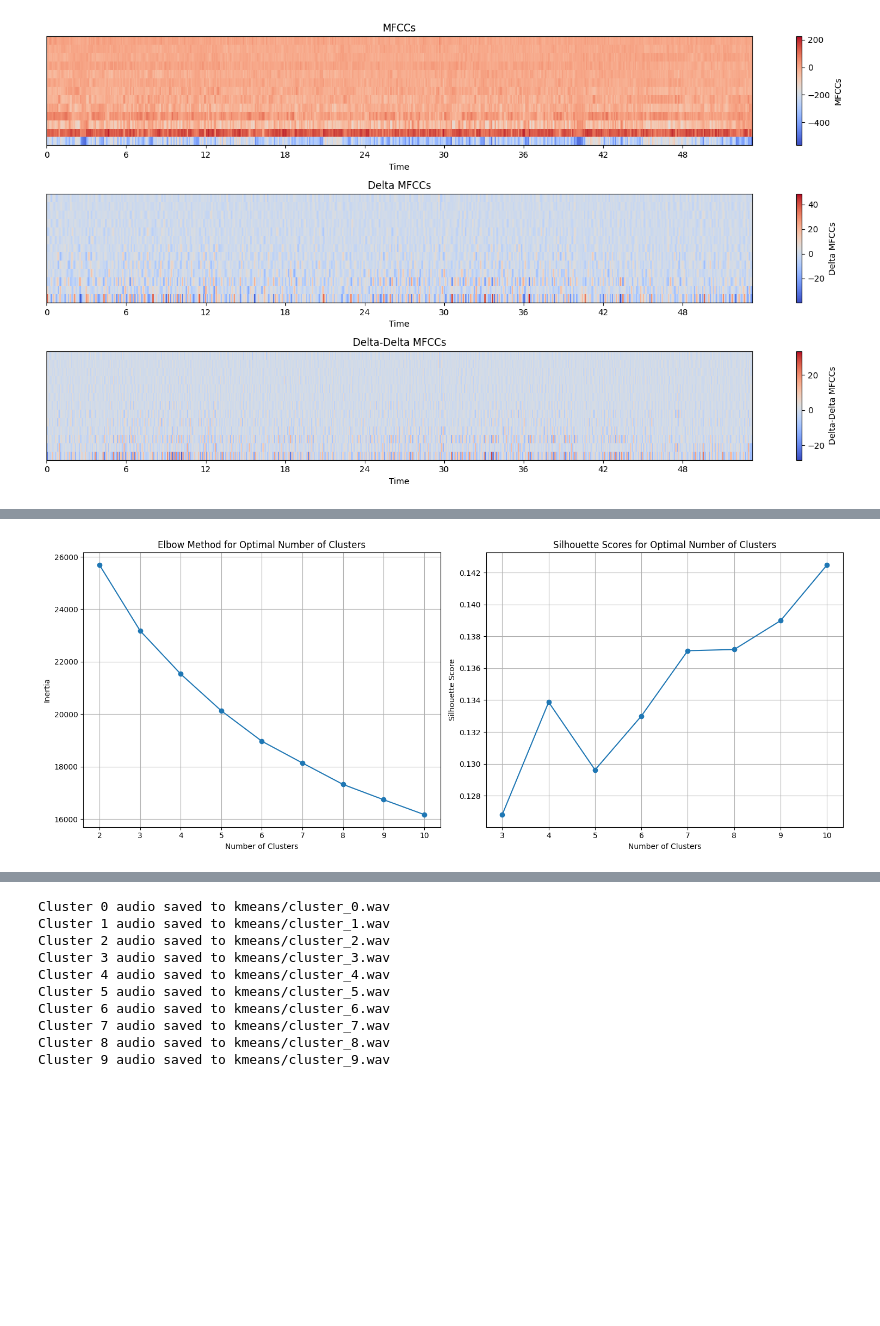
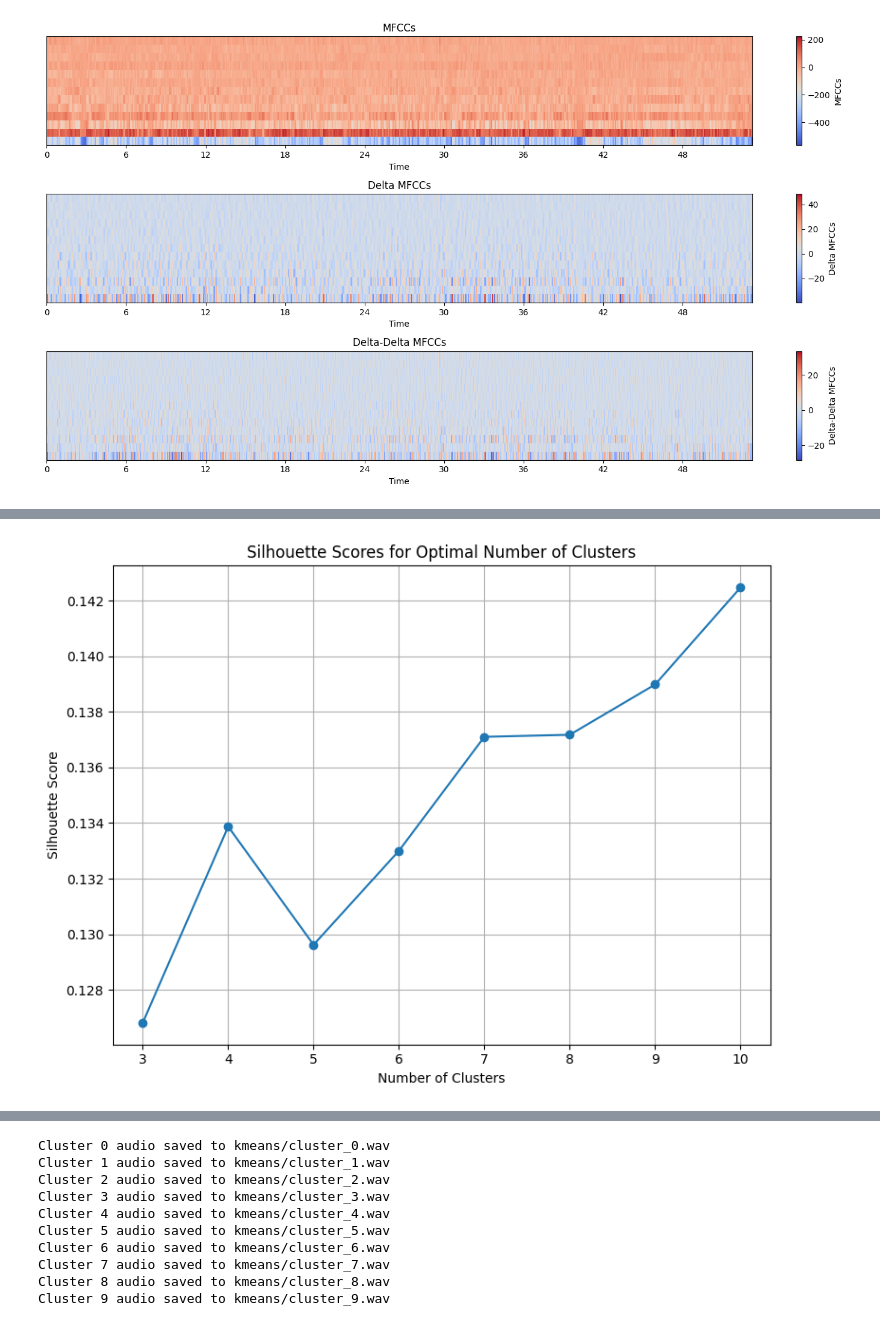
Before and after one commit to rukna40/Speaker-Diarization-and-Language-Classification, a Jupyter notebook: kmeans.ipynb, the cells around one changed output, grey strips where cells are left out. Drawn from its saved outputs; the diff is of its cells as text; code cells hidden in the pictures; blank space fills up the shorter version.

```diff
--- a/kmeans.ipynb
+++ b/kmeans.ipynb
@@ -57,26 +72,26 @@ for n_clusters in cluster_range:
 # %%
 plt.figure(figsize=(15, 6))
 
-plt.subplot(1, 2, 1)
-plt.plot(cluster_range, inertia, marker='o')
-plt.title('Elbow Method for Optimal Number of Clusters')
-plt.xlabel('Number of Clusters')
-plt.ylabel('Inertia')
-plt.xticks(cluster_range)
-plt.grid()
+# plt.subplot(1, 2, 1)
+# plt.plot(cluster_range, inertia, marker='o')
+# plt.title('Elbow Method for Optimal Number of Clusters')
+# plt.xlabel('Number of Clusters')
+# plt.ylabel('Inertia')
+# plt.xticks(cluster_range)
+# plt.grid()
 
 plt.subplot(1, 2, 2)
 plt.plot(cluster_range[1:], silhouette_scores[1:], marker='o')
 plt.title('Silhouette Scores for Optimal Number of Clusters')
 plt.xlabel('Number of Clusters')
 plt.ylabel('Silhouette Score')
 plt.xticks(cluster_range[1:])
 plt.grid()
 
 plt.tight_layout()
 plt.show()
 # %% [output]
-[figure, old version]
+[figure, new version]
 # %%
 optimal_clusters = cluster_range[np.argmax(silhouette_scores)]
 # %%
```
Also changed, not shown: parts of 2 cells of this notebook, 1 other file.
